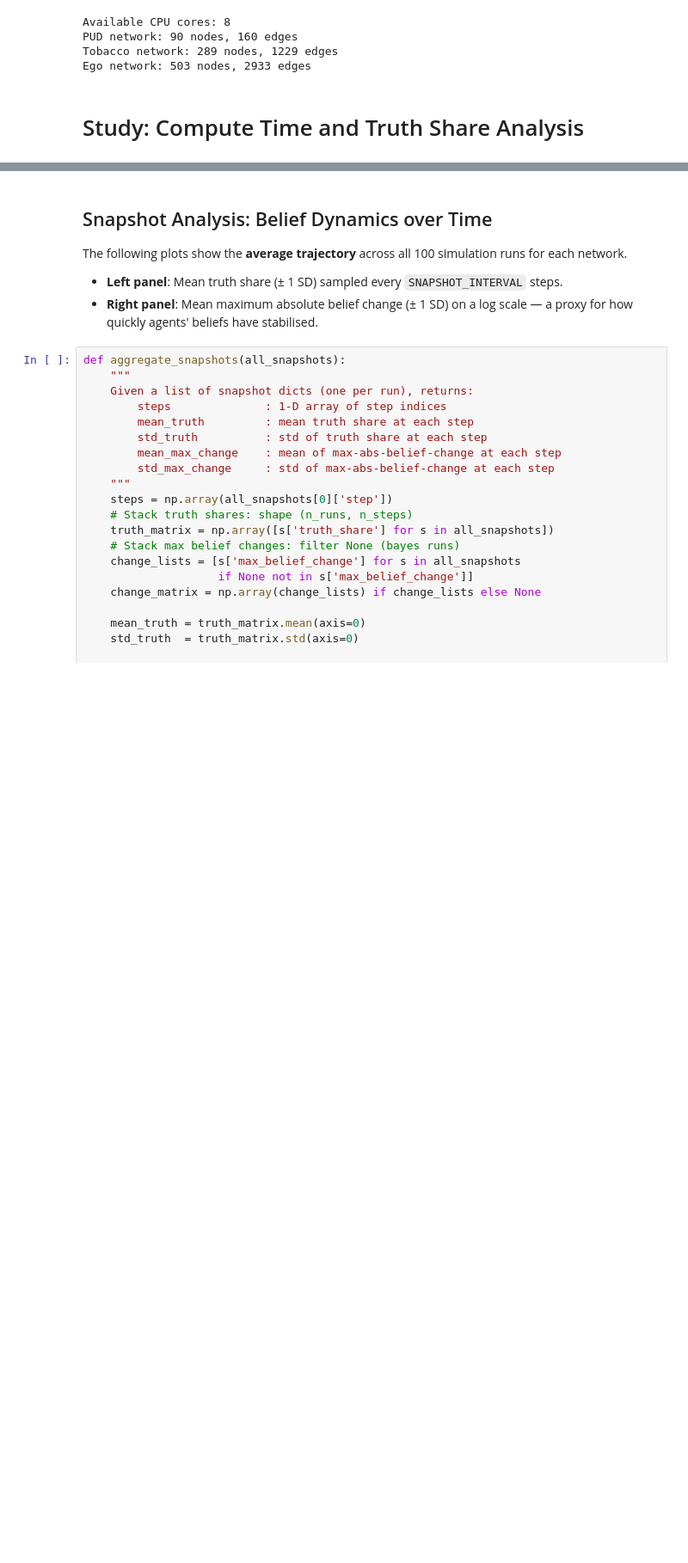
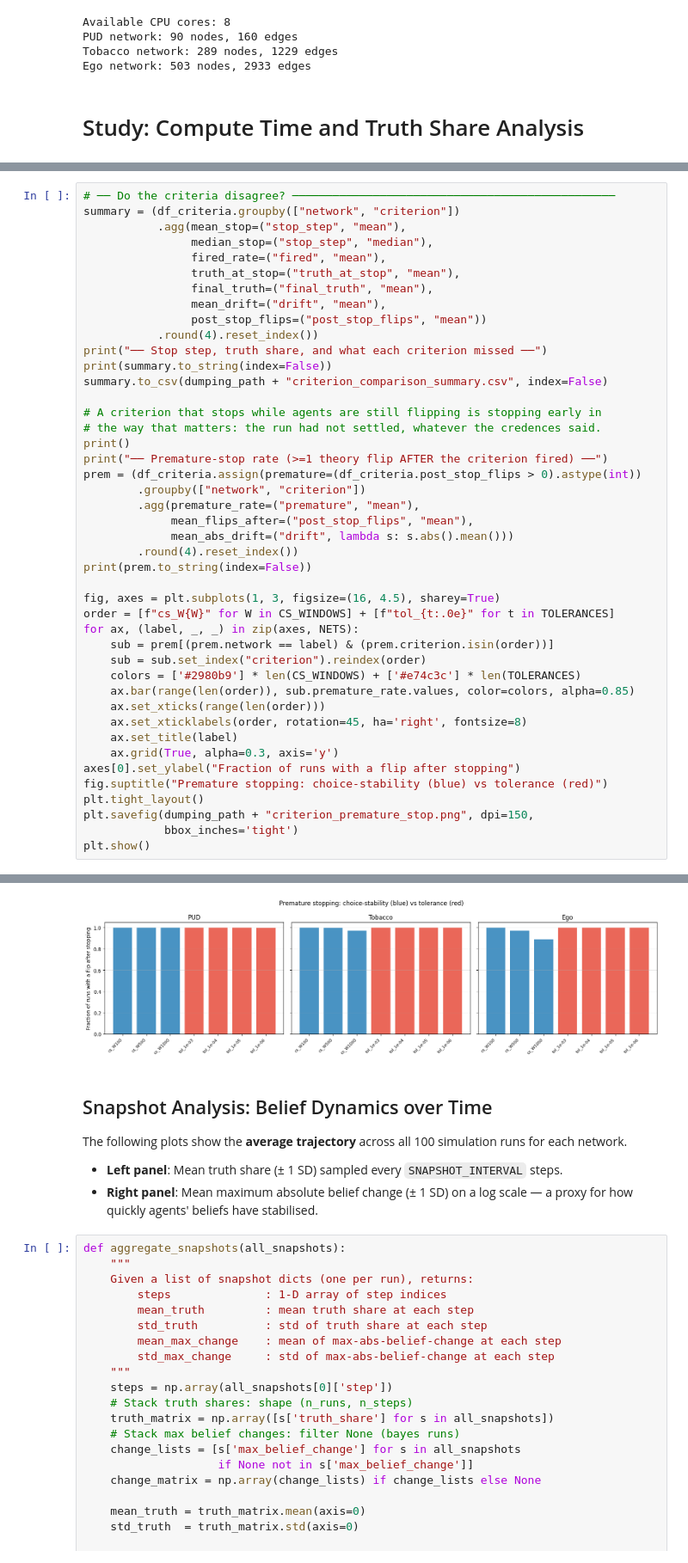
Before and after one commit to IgnacioOQ/e_network_inequality, a Jupyter notebook: model/convergence_analysis/stopping_condition/A_100k_Stopping_Study.ipynb, the cells around one changed output, grey strips where cells are left out. Shown at 86% size. Drawn from its saved outputs; the diff is of its cells as text; blank space fills up the shorter version.

```diff
--- a/model/convergence_analysis/stopping_condition/A_100k_Stopping_Study.ipynb
+++ b/model/convergence_analysis/stopping_condition/A_100k_Stopping_Study.ipynb
@@ -246,0 +369,45 @@ Plot saved to /content/drive/My Drive/Colab Projects/Data Driven ABMs/Data Sets/
+# %%
+# ── Do the criteria disagree? ────────────────────────────────────────────────
+summary = (df_criteria.groupby(["network", "criterion"])
+           .agg(mean_stop=("stop_step", "mean"),
+                median_stop=("stop_step", "median"),
+                fired_rate=("fired", "mean"),
+                truth_at_stop=("truth_at_stop", "mean"),
+                final_truth=("final_truth", "mean"),
+                mean_drift=("drift", "mean"),
+                post_stop_flips=("post_stop_flips", "mean"))
+           .round(4).reset_index())
+print("── Stop step, truth share, and what each criterion missed ──")
+print(summary.to_string(index=False))
+summary.to_csv(dumping_path + "criterion_comparison_summary.csv", index=False)
+
+# A criterion that stops while agents are still flipping is stopping early in
+# the way that matters: the run had not settled, whatever the credences said.
+print()
+print("── Premature-stop rate (>=1 theory flip AFTER the criterion fired) ──")
+prem = (df_criteria.assign(premature=(df_criteria.post_stop_flips > 0).astype(int))
+        .groupby(["network", "criterion"])
+        .agg(premature_rate=("premature", "mean"),
+             mean_flips_after=("post_stop_flips", "mean"),
+             mean_abs_drift=("drift", lambda s: s.abs().mean()))
+        .round(4).reset_index())
+print(prem.to_string(index=False))
+
+fig, axes = plt.subplots(1, 3, figsize=(16, 4.5), sharey=True)
+order = [f"cs_W{W}" for W in CS_WINDOWS] + [f"tol_{t:.0e}" for t in TOLERANCES]
+for ax, (label, _, _) in zip(axes, NETS):
+    sub = prem[(prem.network == label) & (prem.criterion.isin(order))]
+    sub = sub.set_index("criterion").reindex(order)
+    colors = ['#2980b9'] * len(CS_WINDOWS) + ['#e74c3c'] * len(TOLERANCES)
+    ax.bar(range(len(order)), sub.premature_rate.values, color=colors, alpha=0.85)
+    ax.set_xticks(range(len(order)))
+    ax.set_xticklabels(order, rotation=45, ha='right', fontsize=8)
+    ax.set_title(label)
+    ax.grid(True, alpha=0.3, axis='y')
+axes[0].set_ylabel("Fraction of runs with a flip after stopping")
+fig.suptitle("Premature stopping: choice-stability (blue) vs tolerance (red)")
+plt.tight_layout()
+plt.savefig(dumping_path + "criterion_premature_stop.png", dpi=150,
+            bbox_inches='tight')
+plt.show()
+# %% [output]
@@ -247,3 +431,4 @@ Plot saved to /content/drive/My Drive/Colab Projects/Data Driven ABMs/Data Sets/
+[figure, added]
 # %% [markdown]
 ## Snapshot Analysis: Belief Dynamics over Time
 
```
Also changed, not shown: parts of 13 cells of this notebook, 2 other files.
